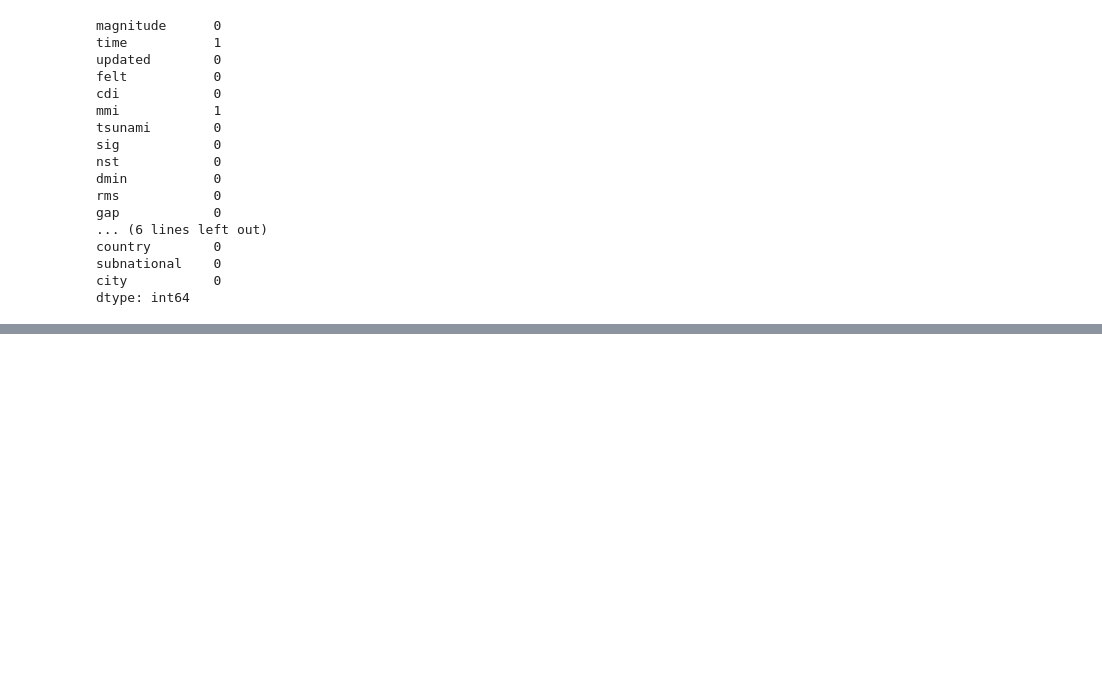
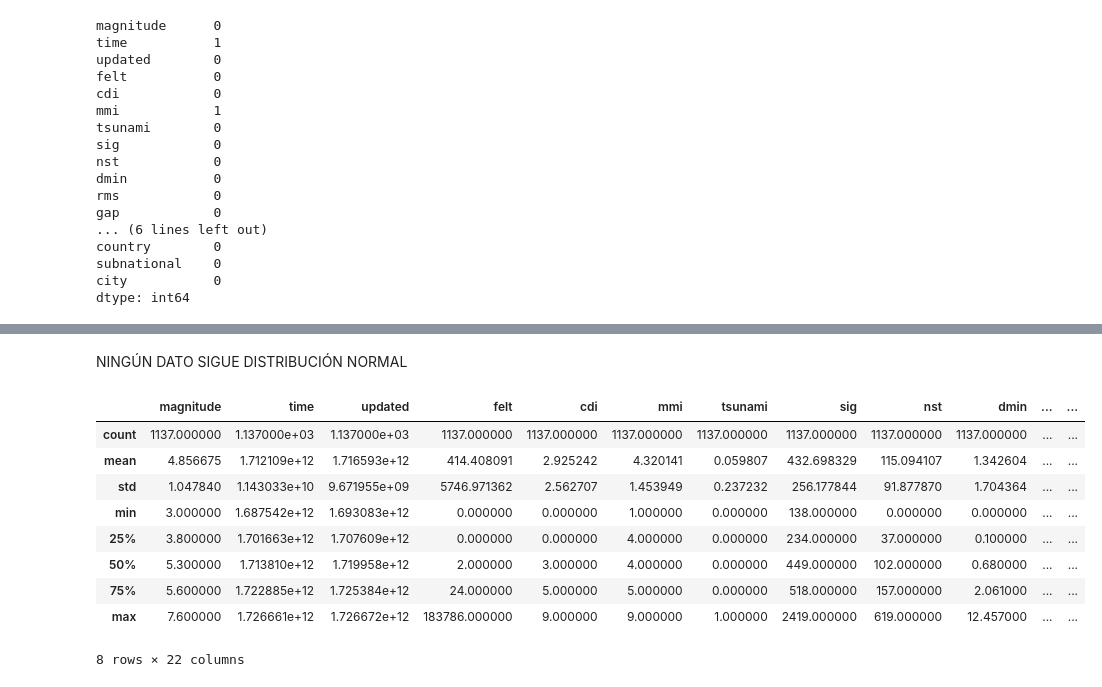
Before and after one commit to Mariogarber/Kaggle, a Jupyter notebook: earthquake_prediction/preprocessing.IPYNB, the cells around one changed output, grey strips where cells are left out. Saved outputs shown, nothing was run; the diff lists cells and outputs as text; code cells hidden in the pictures; blank space fills up the shorter version.

```diff
--- a/earthquake_prediction/preprocessing.IPYNB
+++ b/earthquake_prediction/preprocessing.IPYNB
@@ -318,0 +393,16 @@ dtype: float64
+# %% [markdown]
+NINGÚN DATO SIGUE DISTRIBUCIÓN NORMAL
+# %%
+description = data.describe()
+description
+# %% [output]
+|  | magnitude | time | updated | felt | cdi | mmi | tsunami | sig | nst | dmin | ... | ... |
+| count | 1137.000000 | 1.137000e+03 | 1.137000e+03 | 1137.000000 | 1137.000000 | 1137.000000 | 1137.000000 | 1137.000000 | 1137.000000 | 1137.000000 | ... | ... |
+| mean | 4.856675 | 1.712109e+12 | 1.716593e+12 | 414.408091 | 2.925242 | 4.320141 | 0.059807 | 432.698329 | 115.094107 | 1.342604 | ... | ... |
+| std | 1.047840 | 1.143033e+10 | 9.671955e+09 | 5746.971362 | 2.562707 | 1.453949 | 0.237232 | 256.177844 | 91.877870 | 1.704364 | ... | ... |
+| min | 3.000000 | 1.687542e+12 | 1.693083e+12 | 0.000000 | 0.000000 | 1.000000 | 0.000000 | 138.000000 | 0.000000 | 0.000000 | ... | ... |
+| 25% | 3.800000 | 1.701663e+12 | 1.707609e+12 | 0.000000 | 0.000000 | 4.000000 | 0.000000 | 234.000000 | 37.000000 | 0.100000 | ... | ... |
+| 50% | 5.300000 | 1.713810e+12 | 1.719958e+12 | 2.000000 | 3.000000 | 4.000000 | 0.000000 | 449.000000 | 102.000000 | 0.680000 | ... | ... |
+| 75% | 5.600000 | 1.722885e+12 | 1.725384e+12 | 24.000000 | 5.000000 | 5.000000 | 0.000000 | 518.000000 | 157.000000 | 2.061000 | ... | ... |
+| max | 7.600000 | 1.726661e+12 | 1.726672e+12 | 183786.000000 | 9.000000 | 9.000000 | 1.000000 | 2419.000000 | 619.000000 | 12.457000 | ... | ... |
+8 rows × 22 columns
```
Also changed, not shown: parts of 18 cells of this notebook, 1 other file.
